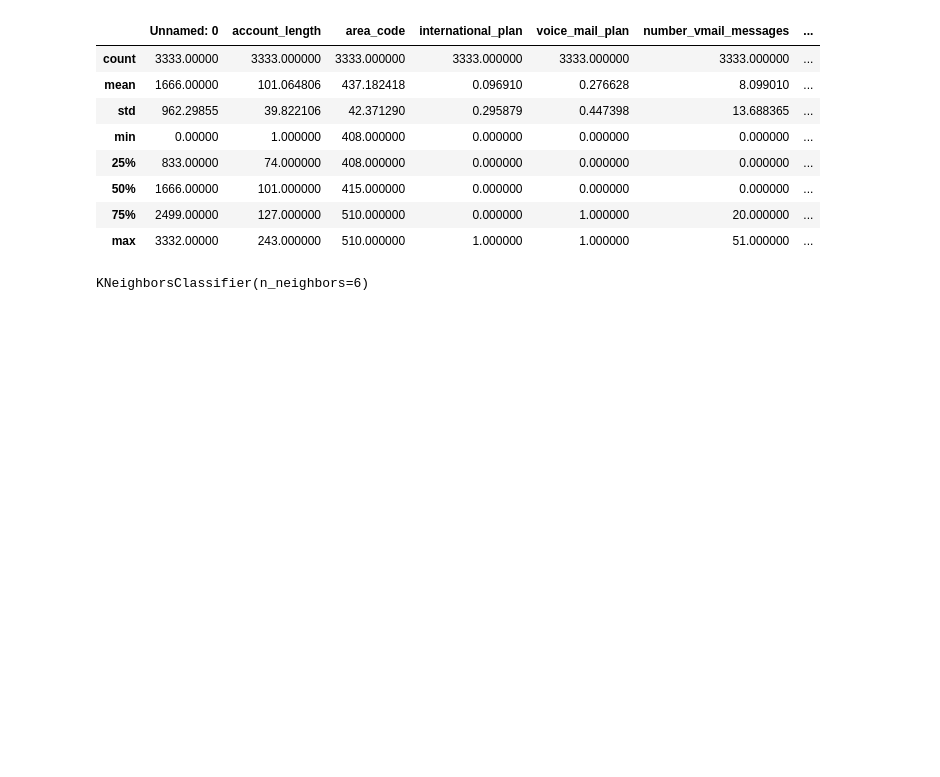
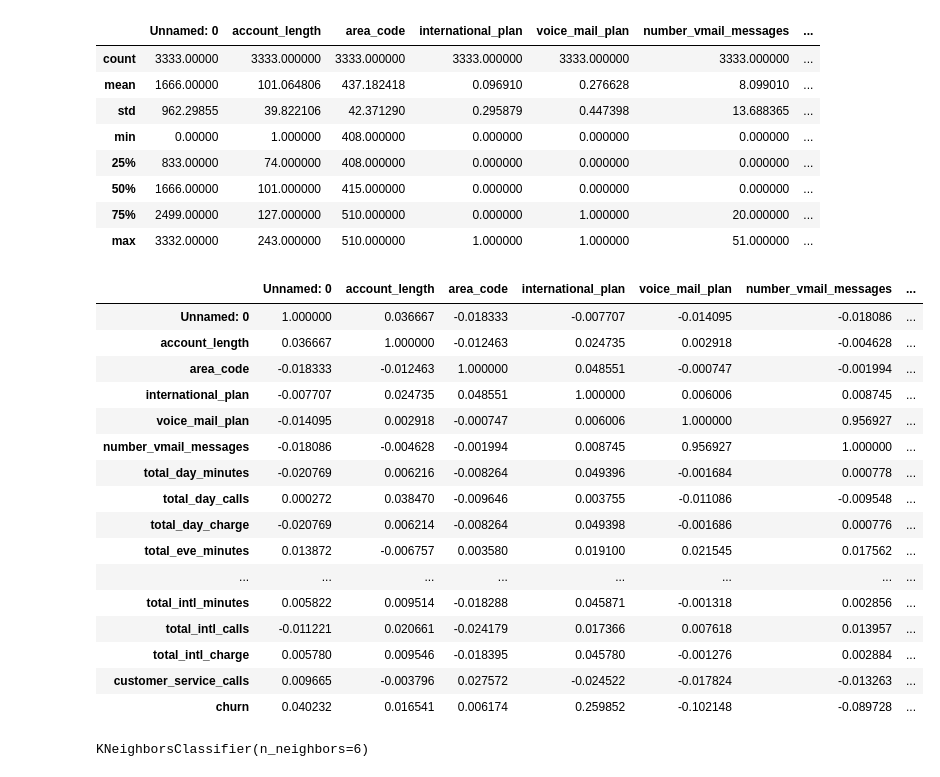
Before and after one commit to Mahnoor-Rana/Machine-Learning-with-scikit-learn, a Jupyter notebook: Classification/Classification.ipynb, the cells around one changed output. Saved outputs shown, nothing was run; the diff lists cells and outputs as text; code cells hidden in the pictures; blank space fills up the shorter version.

```diff
--- a/Classification/Classification.ipynb
+++ b/Classification/Classification.ipynb
@@ -72,3 +72,23 @@ churn_df.describe()
 | 50% | 1666.00000 | 101.000000 | 415.000000 | 0.000000 | 0.000000 | 0.000000 | ... |
 | 75% | 2499.00000 | 127.000000 | 510.000000 | 0.000000 | 1.000000 | 20.000000 | ... |
 | max | 3332.00000 | 243.000000 | 510.000000 | 1.000000 | 1.000000 | 51.000000 | ... |
+# %%
+churn_df.corr()
+# %% [output]
+|  | Unnamed: 0 | account_length | area_code | international_plan | voice_mail_plan | number_vmail_messages | ... |
+| Unnamed: 0 | 1.000000 | 0.036667 | -0.018333 | -0.007707 | -0.014095 | -0.018086 | ... |
+| account_length | 0.036667 | 1.000000 | -0.012463 | 0.024735 | 0.002918 | -0.004628 | ... |
+| area_code | -0.018333 | -0.012463 | 1.000000 | 0.048551 | -0.000747 | -0.001994 | ... |
+| international_plan | -0.007707 | 0.024735 | 0.048551 | 1.000000 | 0.006006 | 0.008745 | ... |
+| voice_mail_plan | -0.014095 | 0.002918 | -0.000747 | 0.006006 | 1.000000 | 0.956927 | ... |
+| number_vmail_messages | -0.018086 | -0.004628 | -0.001994 | 0.008745 | 0.956927 | 1.000000 | ... |
+| total_day_minutes | -0.020769 | 0.006216 | -0.008264 | 0.049396 | -0.001684 | 0.000778 | ... |
+| total_day_calls | 0.000272 | 0.038470 | -0.009646 | 0.003755 | -0.011086 | -0.009548 | ... |
+| total_day_charge | -0.020769 | 0.006214 | -0.008264 | 0.049398 | -0.001686 | 0.000776 | ... |
+| total_eve_minutes | 0.013872 | -0.006757 | 0.003580 | 0.019100 | 0.021545 | 0.017562 | ... |
+| ... | ... | ... | ... | ... | ... | ... | ... |
+| total_intl_minutes | 0.005822 | 0.009514 | -0.018288 | 0.045871 | -0.001318 | 0.002856 | ... |
+| total_intl_calls | -0.011221 | 0.020661 | -0.024179 | 0.017366 | 0.007618 | 0.013957 | ... |
+| total_intl_charge | 0.005780 | 0.009546 | -0.018395 | 0.045780 | -0.001276 | 0.002884 | ... |
+| customer_service_calls | 0.009665 | -0.003796 | 0.027572 | -0.024522 | -0.017824 | -0.013263 | ... |
+| churn | 0.040232 | 0.016541 | 0.006174 | 0.259852 | -0.102148 | -0.089728 | ... |
```
Also changed, not shown: parts of 1 cell of this notebook.
